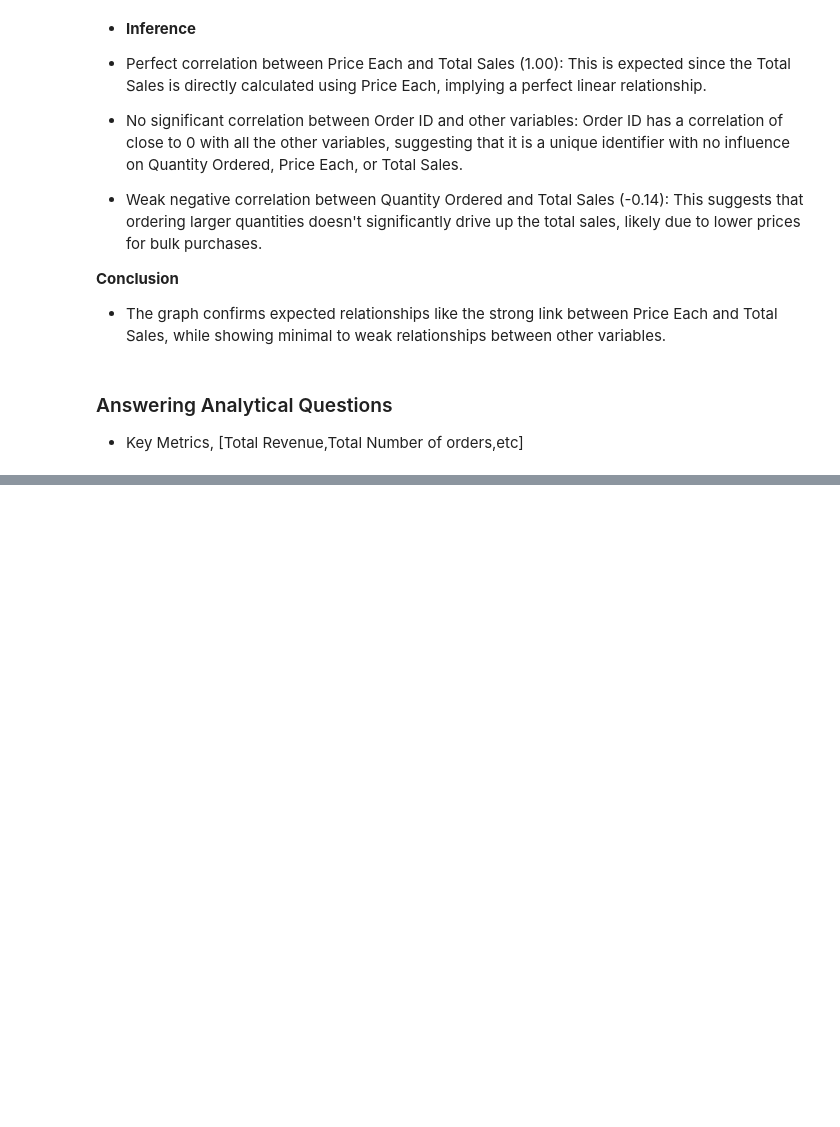
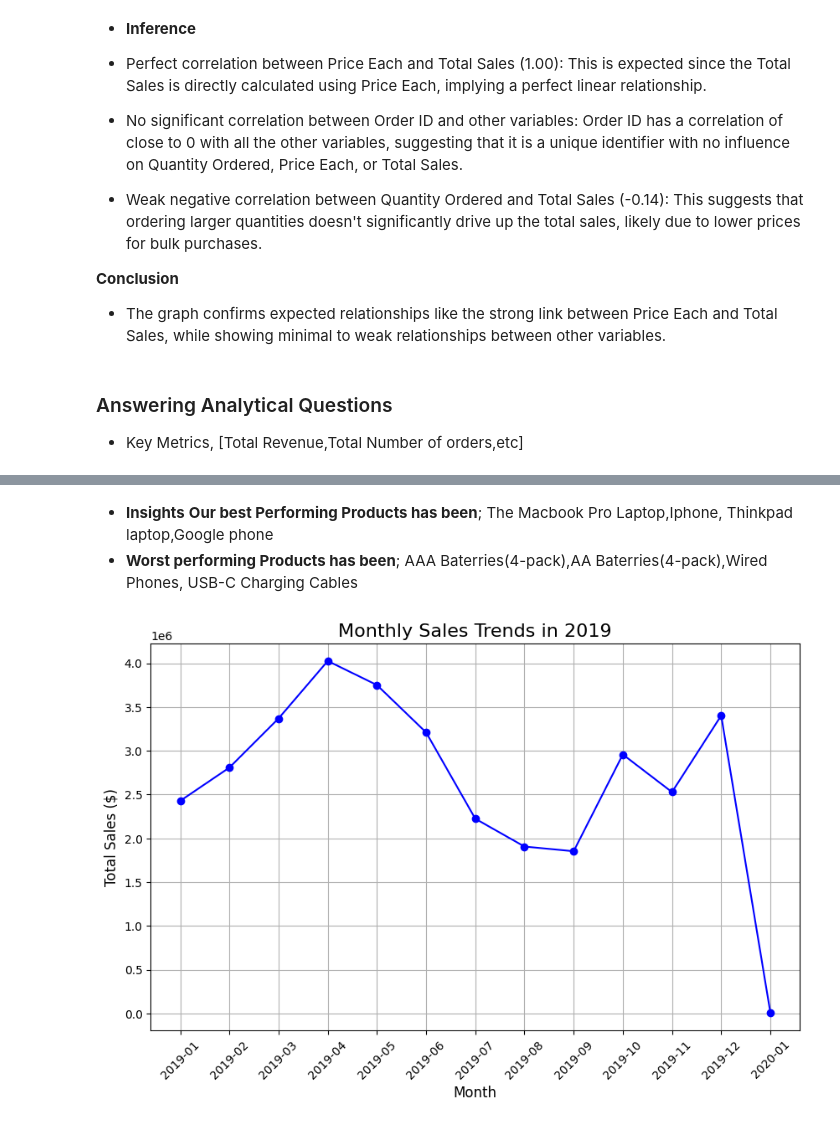
Before and after one commit to Josiegithub/Capstone-Project-Sales-Analysis, a Jupyter notebook: Sales Analysis Project.ipynb, the cells around one changed output, grey strips where cells are left out. Drawn from its saved outputs; the diff is of its cells as text; code cells hidden in the pictures; blank space fills up the shorter version.

```diff
--- a/Sales Analysis Project.ipynb
+++ b/Sales Analysis Project.ipynb
@@ -758,0 +847,29 @@ It was observed that the second half of the data had the days to be years with e
+# %% [markdown]
+* **Insights**
+**Our best Performing Products has been**;
+The Macbook Pro Laptop,Iphone, Thinkpad laptop,Google phone
+* **Worst performing Products has been**;
+AAA Baterries(4-pack),AA Baterries(4-pack),Wired Phones, USB-C Charging Cables
+# %%
+# Q4.What are the sale trends over the months/weeks?
+import matplotlib.pyplot as plt
+
+# Step 1: Aggregate Total Sales by Month
+Merged_df1_cleaned['Order Month'] = Merged_df1_cleaned['Order Date'].dt.to_period('M')  # Convert to month periods
+monthly_sales = Merged_df1_cleaned.groupby('Order Month')['Total Sales'].sum().reset_index()
+
+# Step 2: Create a Line Plot for Sales Trends Over the Months
+plt.figure(figsize=(10, 6))
+plt.plot(monthly_sales['Order Month'].astype(str), monthly_sales['Total Sales'], marker='o', color='b')
+
+# Step 3: Customize the plot
+plt.title('Monthly Sales Trends in 2019', fontsize=16)
+plt.xlabel('Month', fontsize=12)
+plt.ylabel('Total Sales ($)', fontsize=12)
+plt.xticks(rotation=45)  # Rotate the x-axis labels for better visibility
+plt.grid(True)
+
+# Show the plot
+plt.show()
+# %% [output]
+[figure, added]
```
Also changed, not shown: parts of 30 cells of this notebook.
